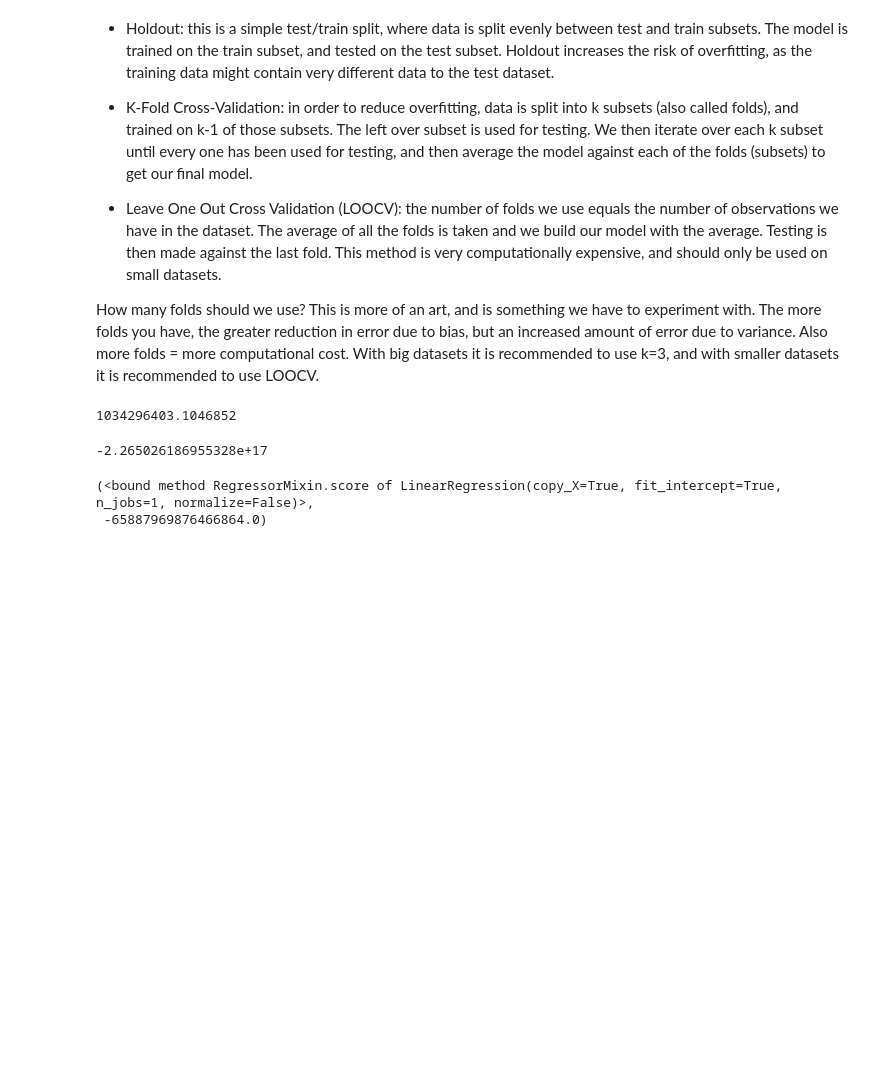
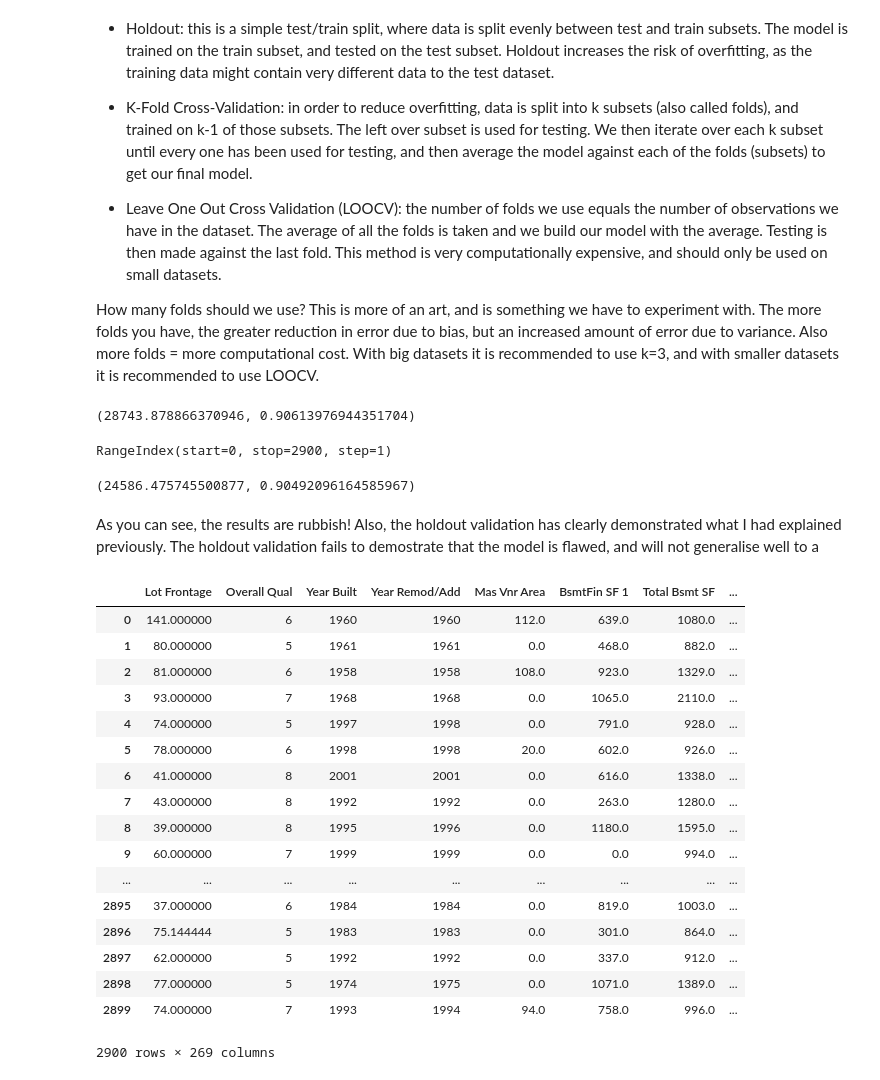
Before and after one commit to burtonbiomedical/DataQuest_Projects, a Jupyter notebook: Machine Learning/ Predicting the price of house sales using the AMES dataset/Predicting House Prices.ipynb, the cells around one changed output. Cells and saved outputs as stored; diff of their text form; code cells hidden in the pictures; blank space fills up the shorter version.

Commit message:
changes to model

```diff
--- a/Machine Learning/ Predicting the price of house sales using the AMES dataset/Predicting House Prices.ipynb
+++ b/Machine Learning/ Predicting the price of house sales using the AMES dataset/Predicting House Prices.ipynb
@@ -274,3 +269,5 @@ labels = data_norm['SalePrice']
+# %%
+data_selected_features = data_selected_features.reset_index(drop=True)
 # %% [markdown]
 <h2>Creating the Linear Regression Model</h2>
 
@@ -290,34 +287,73 @@ In the function below there are three methods that I will demonstrate:
 
 How many folds should we use? This is more of an art, and is something we have to experiment with. The more folds you have, the greater reduction in error due to bias, but an increased amount of error due to variance. Also more folds = more computational cost. With big datasets it is recommended to use k=3, and with smaller datasets it is recommended to use LOOCV.
 # %%
-def train_and_test(x,y,cv_type='kfold',n_folds=3):
+def train_and_test(df, target,cv_type='kfold',n_folds=3):
+    x = df.drop(target,axis=1)
+    y = df[target]
+
+
     if cv_type == 'None':
         x_train, x_test, y_train, y_test = train_test_split(x, y, test_size=0.5, random_state=1)
         model = LinearRegression()
-        model.fit(x_train,y_train)
+        model.fit(x_train, y_train)
         predictions = model.predict(x_test)
         rmse = np.sqrt(mse(predictions, y_test))
-        return(rmse)
+        return(rmse, model.score(x_train,y_train))
+
     elif cv_type == 'kfold':
-        kfold = KFold(n_splits=n_folds, shuffle=True, random_state=1)
-        model = LinearRegression()
-        rmse = np.mean(cross_val_score(model,x,y,scoring='neg_mean_squared_error',cv=kfold))
-        return(rmse)
+        kf = KFold(n_splits=n_folds, shuffle=True, random_state=1)
+        print(df.index)
+        rmses = []
+        scores = []
+        for train_index, test_index in kf.split(df):
+            train, test = df.loc[train_index], df.loc[test_index]
+
+            train_x = train.drop(target,axis=1)
+            train_y = train[target]
+            test_x = train.drop(target,axis=1)
+            test_y = train[target]
+
+            model = LinearRegression()
+            model.fit(train_x, train_y)
+            predictions = model.predict(test_x)
+            rmses.append(np.sqrt(mse(predictions, test_y)))
+            scores.append(model.score(train_x, train_y))
+        return(np.mean(rmses), np.mean(scores))
+
     elif cv_type == 'LOOCV':
         loocv = LeaveOneOut()
         model = LinearRegression()
         rmse = np.mean(cross_val_score(model,x,y,scoring='neg_mean_squared_error',cv=loocv))
         return(rmse)
 # %%
-train_and_test(features, labels, cv_type='None')
+train_and_test(data_selected_features, 'SalePrice', cv_type='None')
 # %% [output]
-1034296403.1046852
+(28743.878866370946, 0.90613976944351704)
 # %%
-train_and_test(features, labels, cv_type='kfold')
+train_and_test(data_selected_features, 'SalePrice', cv_type='kfold')
 # %% [output]
--2.265026186955328e+17
+RangeIndex(start=0, stop=2900, step=1)
+(24586.475745500877, 0.90492096164585967)
-# %%
-train_and_test(features, labels, cv_type='LOOCV')
-# %% [output]
-(<bound method RegressorMixin.score of LinearRegression(copy_X=True, fit_intercept=True, n_jobs=1, normalize=False)>,
- -65887969876466864.0)
+# %% [markdown]
+As you can see, the results are rubbish! Also, the holdout validation has clearly demonstrated what I had explained previously. The holdout validation fails to demostrate that the model is flawed, and will not generalise well to a
+# %%
+data_selected_features
+# %% [output]
+|  | Lot Frontage | Overall Qual | Year Built | Year Remod/Add | Mas Vnr Area | BsmtFin SF 1 | Total Bsmt SF | ... |
+| 0 | 141.000000 | 6 | 1960 | 1960 | 112.0 | 639.0 | 1080.0 | ... |
+| 1 | 80.000000 | 5 | 1961 | 1961 | 0.0 | 468.0 | 882.0 | ... |
+| 2 | 81.000000 | 6 | 1958 | 1958 | 108.0 | 923.0 | 1329.0 | ... |
+| 3 | 93.000000 | 7 | 1968 | 1968 | 0.0 | 1065.0 | 2110.0 | ... |
+| 4 | 74.000000 | 5 | 1997 | 1998 | 0.0 | 791.0 | 928.0 | ... |
+| 5 | 78.000000 | 6 | 1998 | 1998 | 20.0 | 602.0 | 926.0 | ... |
+| 6 | 41.000000 | 8 | 2001 | 2001 | 0.0 | 616.0 | 1338.0 | ... |
+| 7 | 43.000000 | 8 | 1992 | 1992 | 0.0 | 263.0 | 1280.0 | ... |
+| 8 | 39.000000 | 8 | 1995 | 1996 | 0.0 | 1180.0 | 1595.0 | ... |
+| 9 | 60.000000 | 7 | 1999 | 1999 | 0.0 | 0.0 | 994.0 | ... |
+| ... | ... | ... | ... | ... | ... | ... | ... | ... |
+| 2895 | 37.000000 | 6 | 1984 | 1984 | 0.0 | 819.0 | 1003.0 | ... |
+| 2896 | 75.144444 | 5 | 1983 | 1983 | 0.0 | 301.0 | 864.0 | ... |
+| 2897 | 62.000000 | 5 | 1992 | 1992 | 0.0 | 337.0 | 912.0 | ... |
+| 2898 | 77.000000 | 5 | 1974 | 1975 | 0.0 | 1071.0 | 1389.0 | ... |
+| 2899 | 74.000000 | 7 | 1993 | 1994 | 94.0 | 758.0 | 996.0 | ... |
+2900 rows × 269 columns
```
Also changed, not shown: parts of 6 cells of this notebook.
